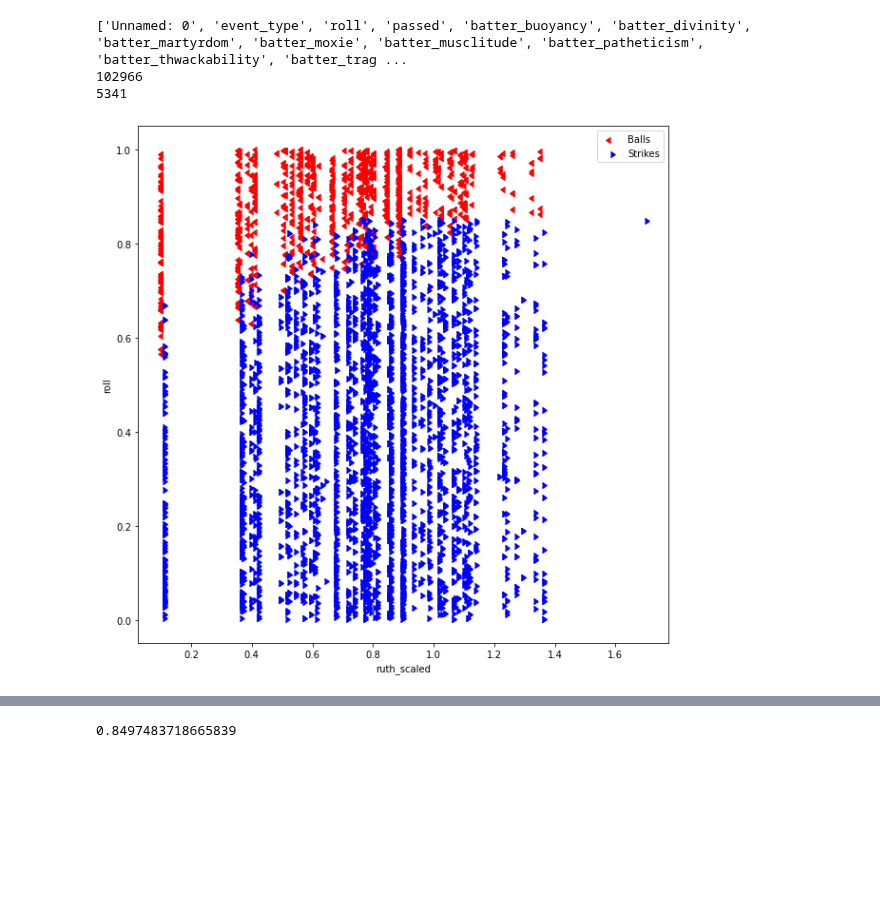
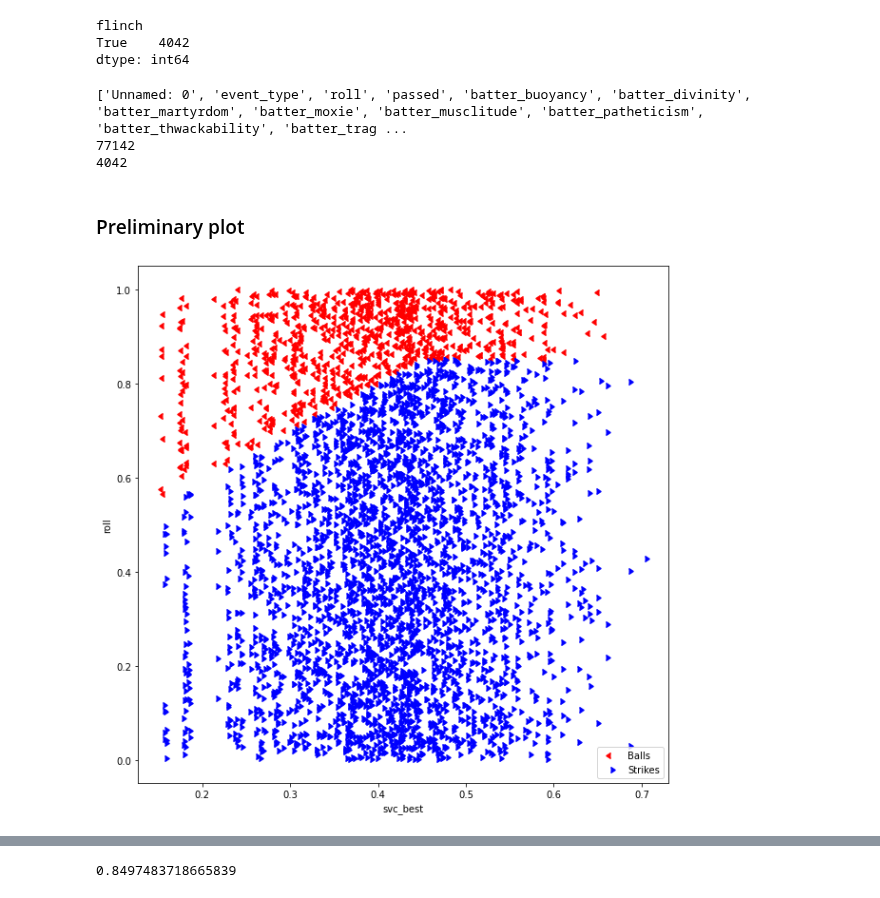
Before and after one commit to xSke/resim, a Jupyter notebook: find_roll_formula_strikes.ipynb, the cells around one changed output, grey strips where cells are left out. Drawn from its saved outputs; the diff is of its cells as text; code cells hidden in the pictures; blank space fills up the shorter version.

Commit message:
organized the strike formula notebook somewhat

```diff
--- a/find_roll_formula_strikes.ipynb
+++ b/find_roll_formula_strikes.ipynb
@@ -9,3 +9,7 @@ from matplotlib.markers import CARETLEFTBASE, CARETRIGHTBASE
 all_files = glob.glob("roll_data/*-strikes.csv")
 
 df = pd.concat((pd.read_csv(f) for f in all_files), ignore_index=True)
+
+# select season (zero indexed)
+season = 13
+df = df[df['season'] == season]
@@ -91,7 +129,15 @@ df.loc[df["batter_mods"].astype(str).str.contains("SCATTERED"),"batter_vibes"] =
 # %%
 df = df[(df["batting_team_hype"] == 0) & (df['pitching_team_hype'] == 0)]
 
-df["ruth_vibes"] = df["ruth_scaled"] * df["pitcher_vibes"]
+df["ruth_times_vibes"] = df["ruth_scaled"] * df["pitcher_vibes"]
+df["ruth_vibes"] = df["ruth_scaled"] * (1 + 0.2 * df["pitcher_vibes"])
+
 # put in our "best fit" up here in the original df, just because
-df['svc_best'] = 0.30 * df["ruth_scaled"] + 0.20 * df["ballpark_forwardness"] \
-                  + 0.06 * df["ruth_vibes"] + 0.10 * df["musc_scaled"]
+if season == 13:
+    print("using season " + str(season+1) + " formula")
+    df['svc_best'] = 0.30 * df["ruth_vibes"] + 0.20 * df["ballpark_forwardness"] \
+                      + 0.10 * df["musc_scaled"]
+elif season == 14:
+    print("using season " + str(season+1) + " formula")
+    df['svc_best'] = 0.285 * df["ruth_vibes"] + 0.20 * df["ballpark_forwardness"] \
+                      + 0.10 * df["musc_scaled"]
@@ -98,6 +149,6 @@ df['svc_best'] = 0.30 * df["ruth_scaled"] + 0.20 * df["ballpark_forwardness"] \
 # %%
 # df = df[df["batter_mods"].isna() & df["pitcher_mods"].isna()]
-dfc = df
+dfc = df.copy()
 # for exclude_mod in ["OVERPERFORMING", "UNDERPERFORMING", "HIGH_PRESSURE", "GROWTH", "SINKING_SHIP", "TRAVELING"]:
 for exclude_mod in []:
     dfc = dfc[~dfc["batter_mods"].astype(str).str.contains(exclude_mod)]
@@ -108,17 +159,22 @@ for exclude_mod in []:
 for exclude_mod in ["FLINCH"]:
 #     dfc = dfc[~dfc["batter_mods"].astype(str).str.contains(exclude_mod)]
 #     dfc = dfc[~dfc["batting_team_mods"].astype(str).str.contains(exclude_mod)]
-    dfc["flinch"] = dfc["batter_mods"].astype(str).str.contains(exclude_mod) & dfc["strike_count"] == 0
-    dfc = dfc[((dfc["batter_mods"].astype(str).str.contains(exclude_mod)) & (dfc["strike_count"] == 0))]
+    dfc["flinch"] = (dfc["batter_mods"].astype(str).str.contains(exclude_mod)) & (dfc["strike_count"] == 0)
+    dfc = dfc[dfc["flinch"]]
 #     dfc["flinch"] = dfc["batting_team_mods"].astype(str).str.contains(exclude_mod)
+dfc.groupby('flinch').size()
+# %% [output]
+flinch
+True    4042
+dtype: int64
 # %%
 print(list(df.columns))
 print(len(df))
 print(len(dfc))
 # %% [output]
 ['Unnamed: 0', 'event_type', 'roll', 'passed', 'batter_buoyancy', 'batter_divinity', 'batter_martyrdom', 'batter_moxie', 'batter_musclitude', 'batter_patheticism', 'batter_thwackability', 'batter_trag ...
-102966
-5341
+77142
+4042
 # %%
 digest_list = ["event_type", "roll", "batter_name", "pitcher_name",
                "ruth_scaled", "pitcher_vibes", "musc_scaled",
@@ -136,19 +192,21 @@ digest_list = ["event_type", "roll", "batter_name", "pitcher_name",
 # dfc['batter_strikeattr'] = dfc['batter_moxie'] * ~dfc['passed'] + dfc['batter_patheticism'] * dfc['passed']
 # dfc['ruth_and_fwd'] = dfc['pitcher_ruthlessness'] - 0.5 * dfc['ballpark_forwardness']
 # dfc['ruth_and_fwd'] = dfc['pitcher_ruthlessness'] - 0.5 * dfc['ballpark_forwardness']
+# %% [markdown]
+### Preliminary plot
 # %%
-x_val = "ruth_scaled"
-# x_val = "svc_best"
+# x_val = "ruth_scaled"
+x_val = "svc_best"
 fig, ax = plt.subplots(1, figsize=(10,10))
 ax.scatter(dfc[~dfc['passed']][x_val], dfc[~dfc['passed']]["roll"], color="red", label="Balls", marker=CARETLEFTBASE)
 ax.scatter(dfc[dfc['passed']][x_val], dfc[dfc['passed']]["roll"], color="blue", label="Strikes", marker=CARETRIGHTBASE)
 ax.set_xlabel(x_val)
 ax.set_ylabel('roll')
 # ax.set_xlim(0.484, 0.499)
 
 ax.legend()
 
 fig.savefig(x_val+".png", facecolor='white')
 # %% [output]
-[figure, old version]
+[figure, new version]
 # %%
```
Also changed, not shown: parts of 42 cells of this notebook.
